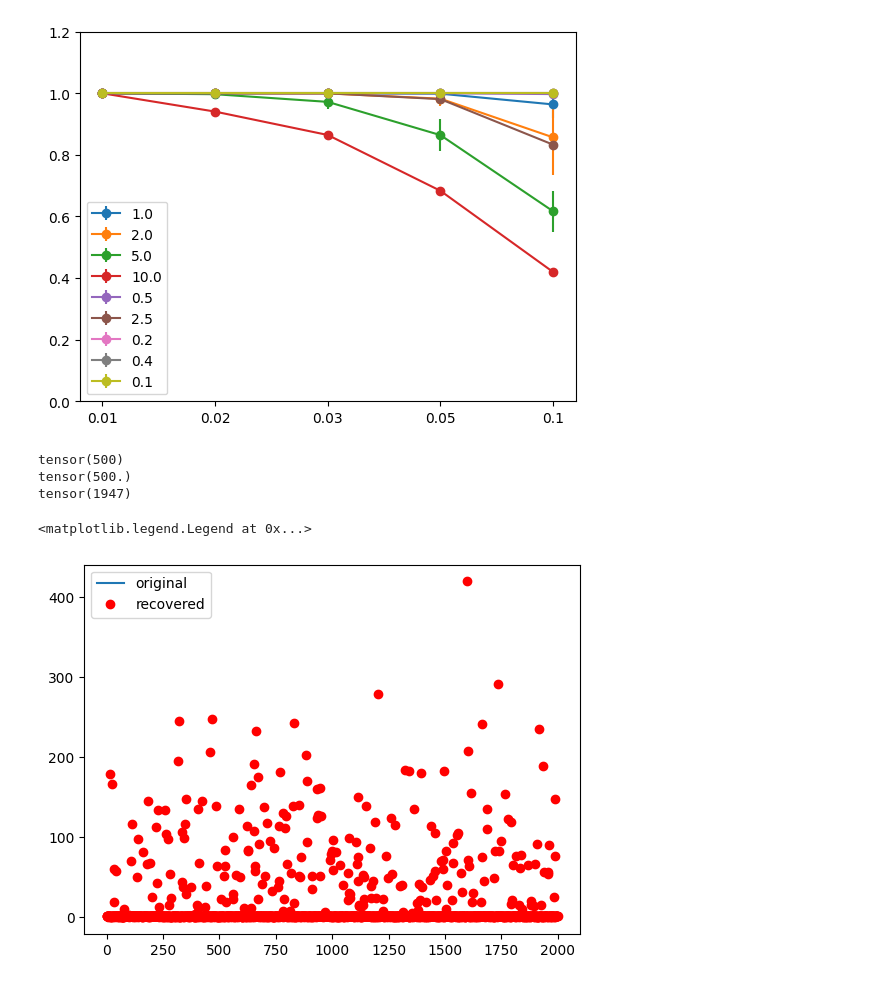
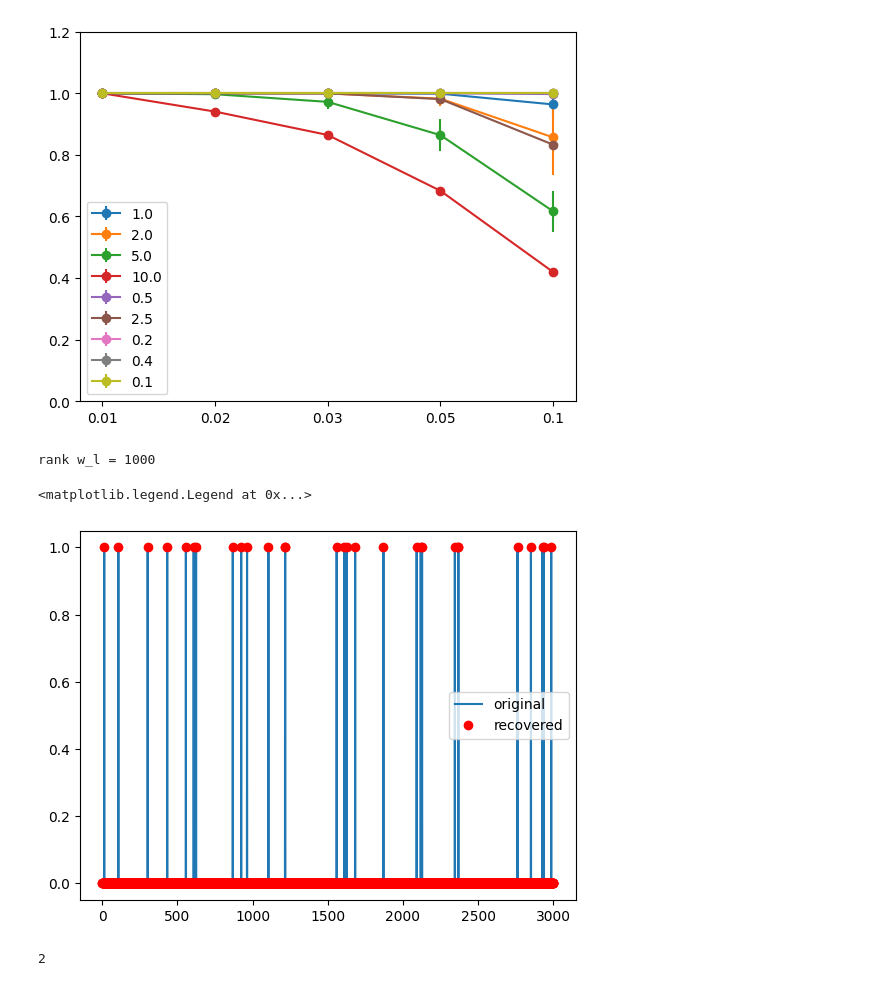
Before and after one commit to wormLove/DCNet, a Jupyter notebook: DCNet_Pytorch.ipynb, the cells around one changed output. Saved outputs shown, nothing was run; the diff lists cells and outputs as text; code cells hidden in the pictures.

```diff
--- a/DCNet_Pytorch.ipynb
+++ b/DCNet_Pytorch.ipynb
@@ -588,29 +683,40 @@ plt.legend()
 # %%
-n, m, s = 500, 2000, 0.01
-w_n = init_wights(n, m, 0.1)
+n, m, s = 1000, 3000, 0.01
+#w_n = init_wights(n, m, 0.1)
+w = torch.randn(n, m)
+w_n = normalize(w, p=2, dim=0)
 y = get_sparse_inputs(m, s)
 x = torch.mm(y, w_n.T)
-l = ModuleD(w_n)
+l = ModuleD2(w_n)
 y_hat = l(x)
 
 w_l = torch.mm(w_n.T, w_n)
-print(torch.linalg.matrix_rank(w_l))
+print(f"rank w_l = {torch.linalg.matrix_rank(w_l)}")
+s_ = torch.mm(x, w_n)
 
-s_flatten = torch.flatten(torch.mm(x, w_n), start_dim=0)
-selection_diag = torch.zeros(len(s_flatten))
-selection_indx = torch.argsort(s_flatten, descending=True)
-selection_diag[selection_indx[:n]] = 1
-print(torch.sum(selection_diag))
+#y_hat = optimize(w_l, s_)
 
-A_m = torch.eye(m) + torch.mm(torch.diag(selection_diag), w_l) -   torch.diag(selection_diag)
-print(torch.linalg.matrix_rank(A_m))
+#s_flatten = torch.flatten(s_, start_dim=0)
+#selection_diag = torch.zeros(len(s_flatten))
+#selection_indx = torch.argsort(s_flatten, descending=True)
+#selection_diag[selection_indx[:731]] = 1
+#A_m = torch.eye(m) + torch.mm(torch.diag(selection_diag), w_l) -   torch.diag(selection_diag)
+#y_hat = torch.mm(s_, torch.inverse(A_m))
+#for k in range(len(selection_indx)):
+#    selection_diag[selection_indx[:k]] = 1
+#    A_m = torch.eye(m) + torch.mm(torch.diag(selection_diag), w_l) -   torch.diag(selection_diag)
+#    if torch.linalg.matrix_rank(A_m) < m:
+#        print(k)
+#        break
 
 plt.plot(y[0,:].numpy(), label='original')
 plt.plot(y_hat[0,:].numpy(), 'o', color='r', label='recovered')
 plt.legend()
 # %% [output]
-tensor(500)
-tensor(500.)
-tensor(1947)
+rank w_l = 1000
 <matplotlib.legend.Legend at 0x...>
-[figure, old version]
+[figure, new version]
+# %%
+s_.dim()
+# %% [output]
+2
```
Also changed, not shown: parts of 3 cells of this notebook.
